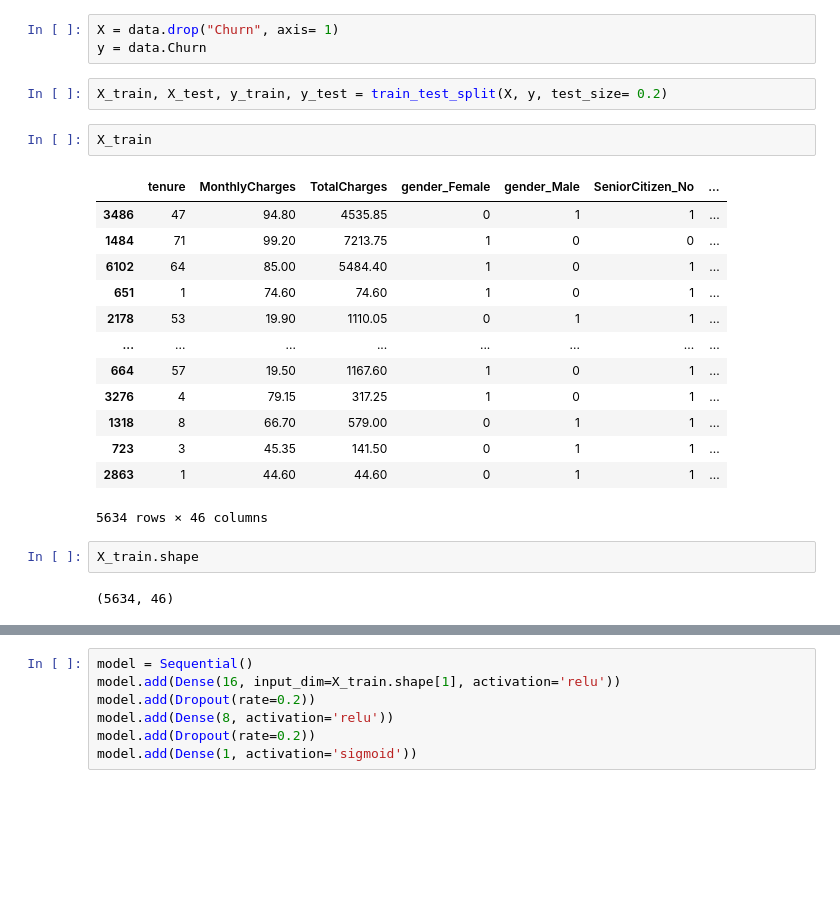
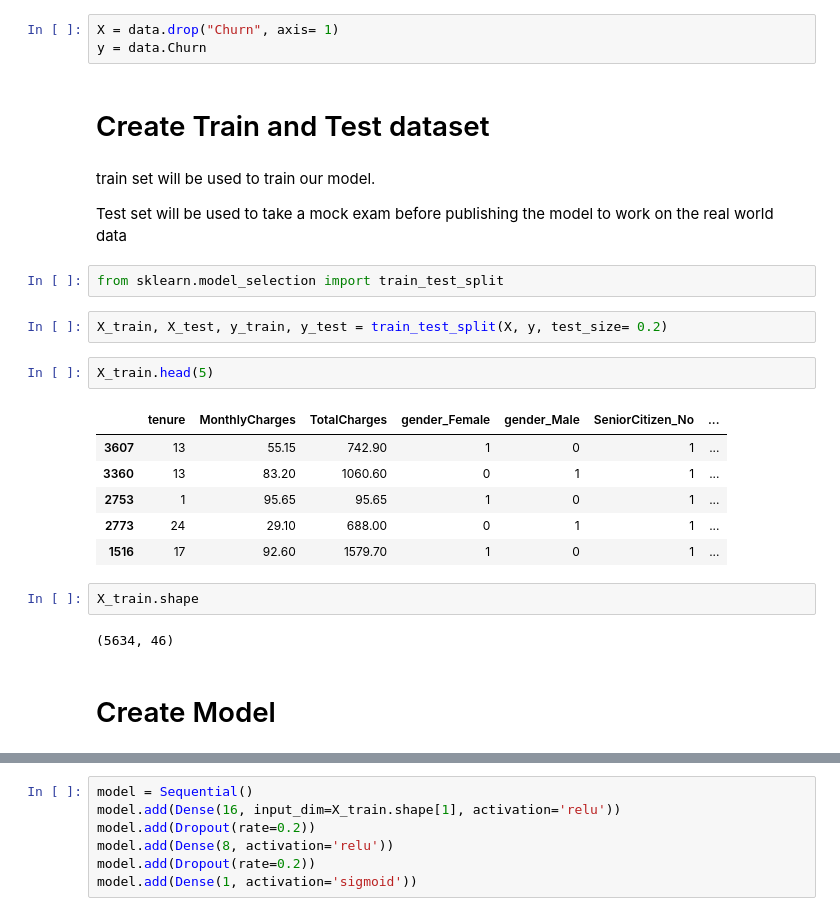
Before and after one commit to indranilmaiti/churn_model_poc, a Jupyter notebook: churn_model.ipynb, the cells around one changed output, grey strips where cells are left out. Drawn from its saved outputs; the diff is of its cells as text; blank space fills up the shorter version.

```diff
--- a/churn_model.ipynb
+++ b/churn_model.ipynb
@@ -72,25 +89,28 @@ data = pd.get_dummies(data)
 # %%
 X = data.drop("Churn", axis= 1)
 y = data.Churn
+# %% [markdown]
+# Create Train and Test dataset
+# %% [markdown]
+train set will be used to train our model.
+
+Test set will be used to take a mock exam before publishing the model to work on the real world data
+# %%
+from sklearn.model_selection import train_test_split
 # %%
 X_train, X_test, y_train, y_test = train_test_split(X, y, test_size= 0.2)
 # %%
-X_train
+X_train.head(5)
 # %% [output]
 |  | tenure | MonthlyCharges | TotalCharges | gender_Female | gender_Male | SeniorCitizen_No | ... |
-| 3486 | 47 | 94.80 | 4535.85 | 0 | 1 | 1 | ... |
-| 1484 | 71 | 99.20 | 7213.75 | 1 | 0 | 0 | ... |
-| 6102 | 64 | 85.00 | 5484.40 | 1 | 0 | 1 | ... |
-| 651 | 1 | 74.60 | 74.60 | 1 | 0 | 1 | ... |
-| 2178 | 53 | 19.90 | 1110.05 | 0 | 1 | 1 | ... |
-| ... | ... | ... | ... | ... | ... | ... | ... |
-| 664 | 57 | 19.50 | 1167.60 | 1 | 0 | 1 | ... |
-| 3276 | 4 | 79.15 | 317.25 | 1 | 0 | 1 | ... |
-| 1318 | 8 | 66.70 | 579.00 | 0 | 1 | 1 | ... |
-| 723 | 3 | 45.35 | 141.50 | 0 | 1 | 1 | ... |
-| 2863 | 1 | 44.60 | 44.60 | 0 | 1 | 1 | ... |
+| 3607 | 13 | 55.15 | 742.90 | 1 | 0 | 1 | ... |
+| 3360 | 13 | 83.20 | 1060.60 | 0 | 1 | 1 | ... |
+| 2753 | 1 | 95.65 | 95.65 | 1 | 0 | 1 | ... |
+| 2773 | 24 | 29.10 | 688.00 | 0 | 1 | 1 | ... |
+| 1516 | 17 | 92.60 | 1579.70 | 1 | 0 | 1 | ... |
-5634 rows × 46 columns
 # %%
 X_train.shape
 # %% [output]
 (5634, 46)
+# %% [markdown]
+# Create Model
```
Also changed, not shown: parts of 12 cells of this notebook.
